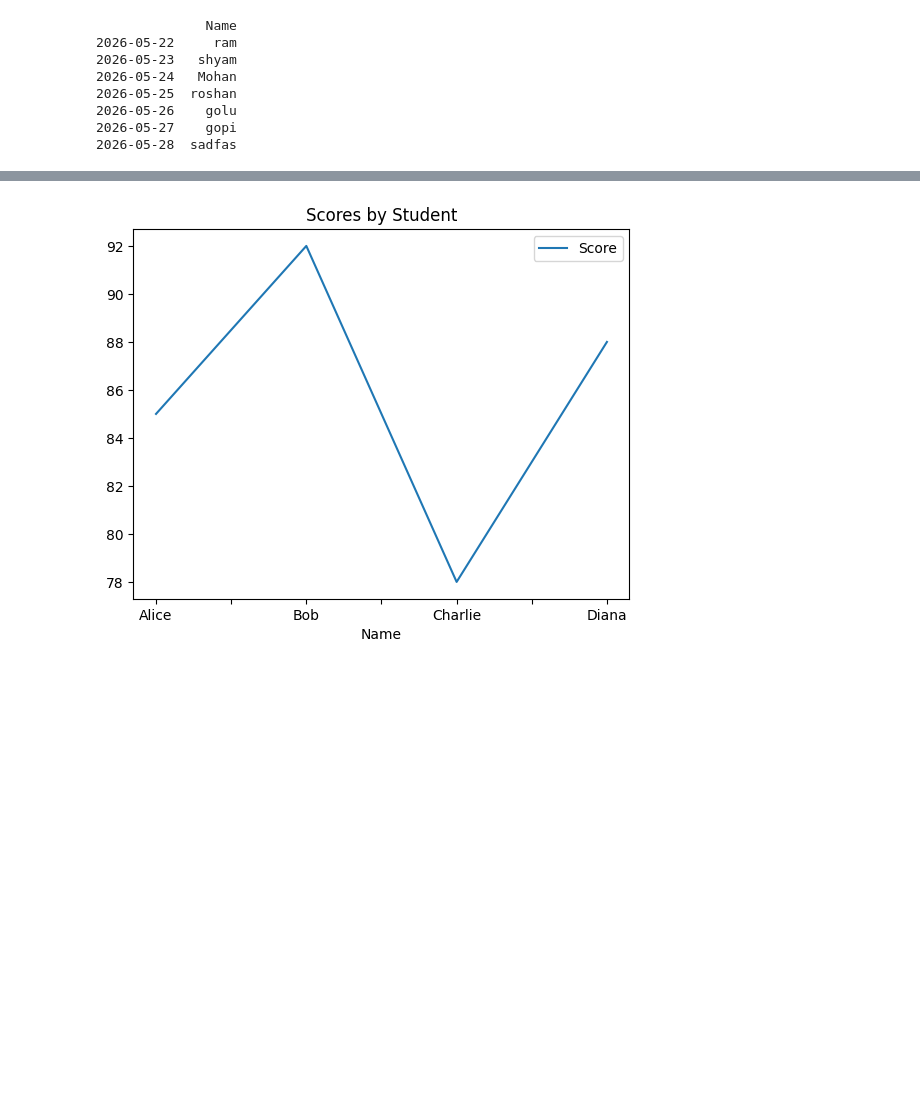
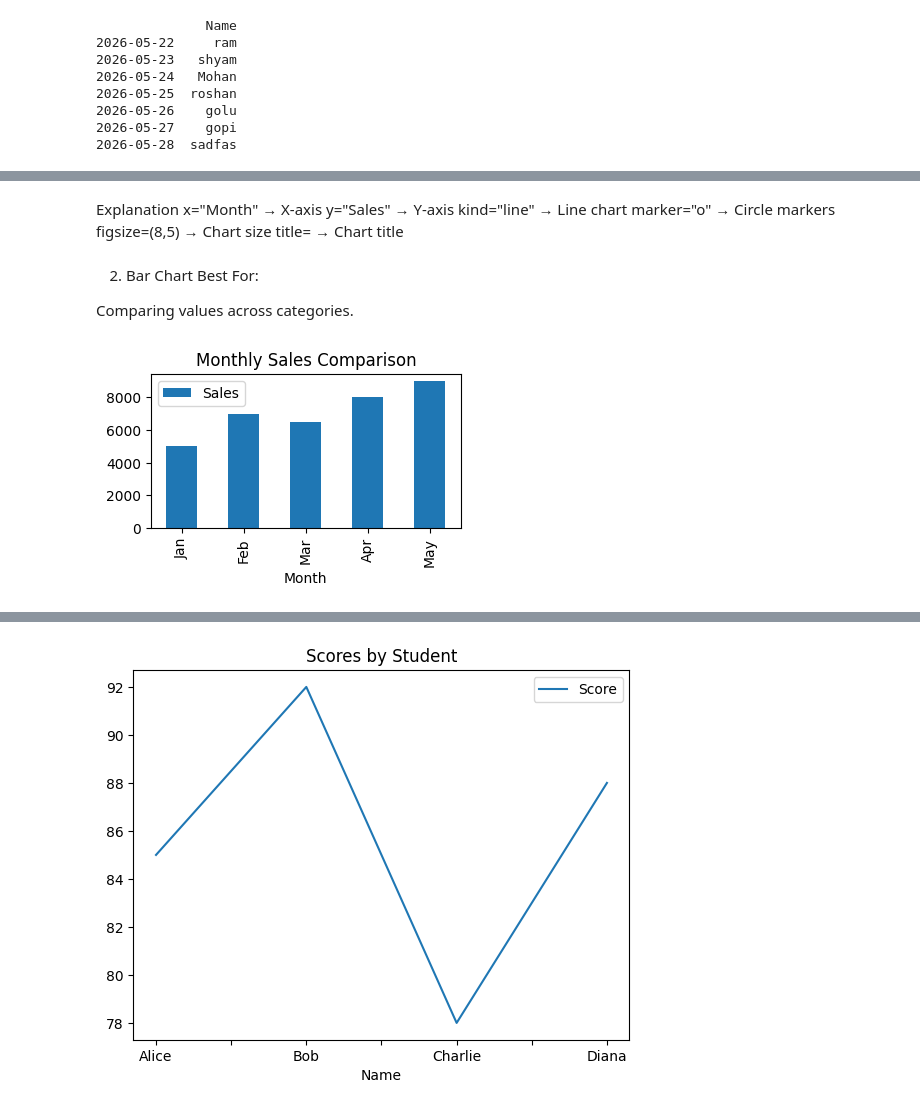
Before and after one commit to helloharendra/Python-DS-AI-11-AM-12-30PM, a Jupyter notebook: helloharendra/analytics/day3.ipynb, the cells around one changed output, grey strips where cells are left out. Drawn from its saved outputs; the diff is of its cells as text; code cells hidden in the pictures; blank space fills up the shorter version.

```diff
--- a/helloharendra/analytics/day3.ipynb
+++ b/helloharendra/analytics/day3.ipynb
@@ -640,0 +1228,25 @@ Pandas can create charts easily.
+# %% [markdown]
+Explanation
+x="Month" → X-axis
+y="Sales" → Y-axis
+kind="line" → Line chart
+marker="o" → Circle markers
+figsize=(8,5) → Chart size
+title= → Chart title
+# %% [markdown]
+2. Bar Chart
+Best For:
+
+Comparing values across categories.
+# %%
+df.plot(
+    x="Month",
+    y="Sales",
+    kind="bar",
+    figsize=(4,2),
+    title="Monthly Sales Comparison"
+)
+
+plt.show()
+# %% [output]
+[figure, added]
```
Also changed, not shown: parts of 85 cells of this notebook, 12 other files.
